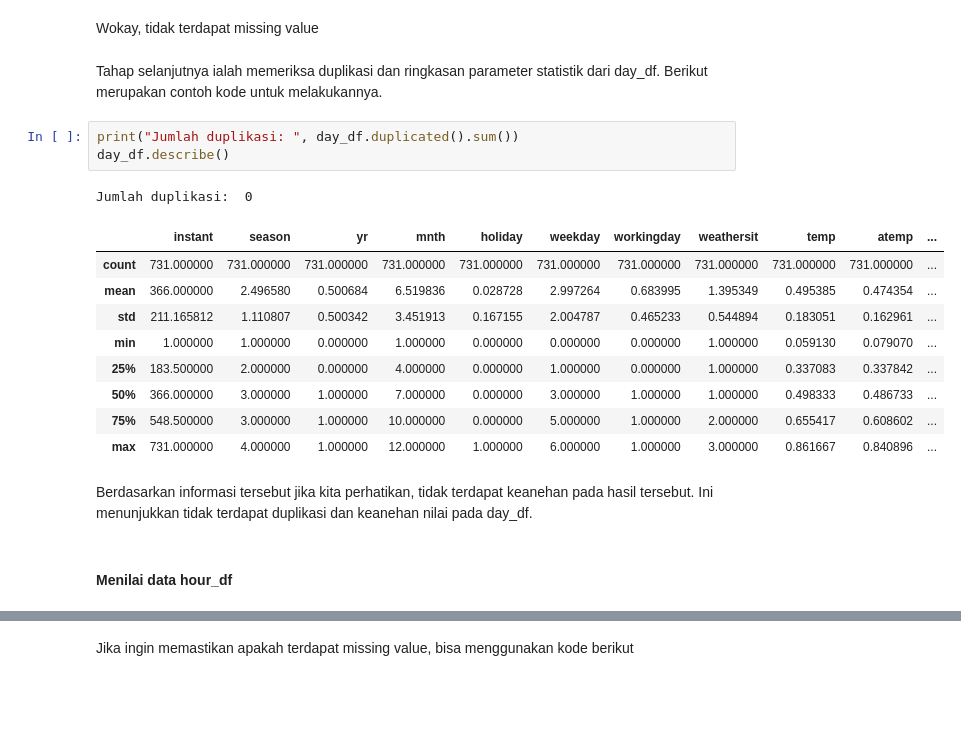
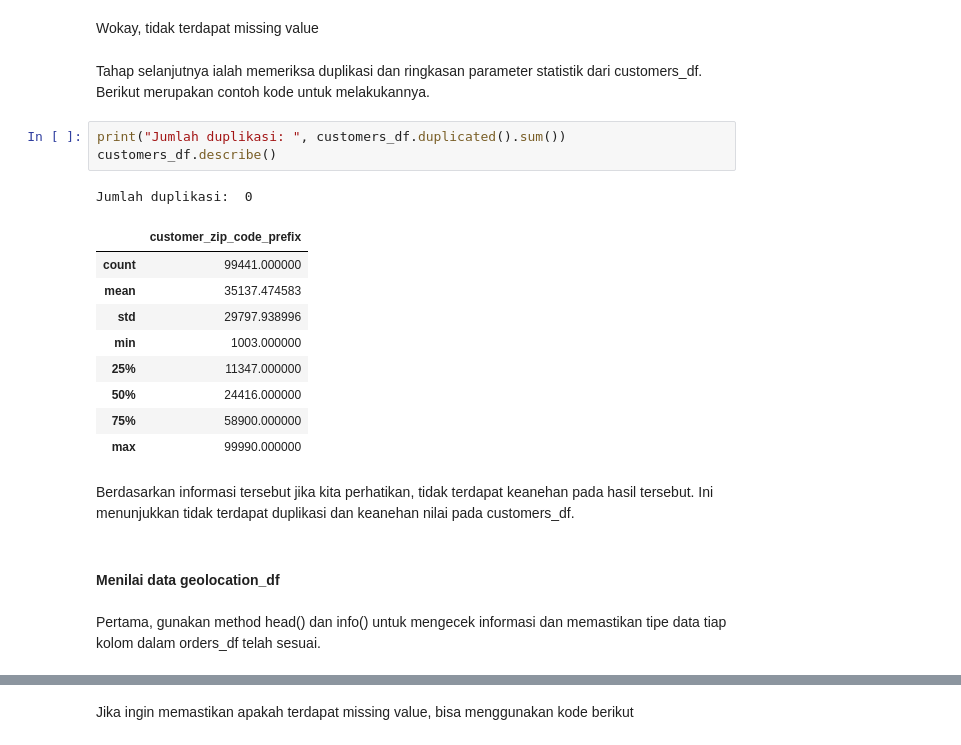
Before and after one commit to NuryaFahruRosyidin2406/Dicoding_Learn-Data-Scientist, a Jupyter notebook: Submission Project Analisis Data/Submission_Project_Analisis_Data.ipynb, the cells around one changed output, grey strips where cells are left out. Drawn from its saved outputs; the diff is of its cells as text; blank space fills up the shorter version.

```diff
--- a/Submission Project Analisis Data/Submission_Project_Analisis_Data.ipynb
+++ b/Submission Project Analisis Data/Submission_Project_Analisis_Data.ipynb
@@ -198,22 +197,24 @@ dtype: int64
 # %% [markdown]
 Wokay, tidak terdapat missing value
 # %% [markdown]
-Tahap selanjutnya ialah memeriksa duplikasi dan ringkasan parameter statistik dari day_df. Berikut merupakan contoh kode untuk melakukannya.
+Tahap selanjutnya ialah memeriksa duplikasi dan ringkasan parameter statistik dari customers_df. Berikut merupakan contoh kode untuk melakukannya.
 # %%
-print("Jumlah duplikasi: ", day_df.duplicated().sum())
-day_df.describe()
+print("Jumlah duplikasi: ", customers_df.duplicated().sum())
+customers_df.describe()
 # %% [output]
 Jumlah duplikasi:  0
-|  | instant | season | yr | mnth | holiday | weekday | workingday | weathersit | temp | atemp | ... |
-| count | 731.000000 | 731.000000 | 731.000000 | 731.000000 | 731.000000 | 731.000000 | 731.000000 | 731.000000 | 731.000000 | 731.000000 | ... |
-| mean | 366.000000 | 2.496580 | 0.500684 | 6.519836 | 0.028728 | 2.997264 | 0.683995 | 1.395349 | 0.495385 | 0.474354 | ... |
-| std | 211.165812 | 1.110807 | 0.500342 | 3.451913 | 0.167155 | 2.004787 | 0.465233 | 0.544894 | 0.183051 | 0.162961 | ... |
-| min | 1.000000 | 1.000000 | 0.000000 | 1.000000 | 0.000000 | 0.000000 | 0.000000 | 1.000000 | 0.059130 | 0.079070 | ... |
-| 25% | 183.500000 | 2.000000 | 0.000000 | 4.000000 | 0.000000 | 1.000000 | 0.000000 | 1.000000 | 0.337083 | 0.337842 | ... |
-| 50% | 366.000000 | 3.000000 | 1.000000 | 7.000000 | 0.000000 | 3.000000 | 1.000000 | 1.000000 | 0.498333 | 0.486733 | ... |
-| 75% | 548.500000 | 3.000000 | 1.000000 | 10.000000 | 0.000000 | 5.000000 | 1.000000 | 2.000000 | 0.655417 | 0.608602 | ... |
-| max | 731.000000 | 4.000000 | 1.000000 | 12.000000 | 1.000000 | 6.000000 | 1.000000 | 3.000000 | 0.861667 | 0.840896 | ... |
+|  | customer_zip_code_prefix |
+| count | 99441.000000 |
+| mean | 35137.474583 |
+| std | 29797.938996 |
+| min | 1003.000000 |
+| 25% | 11347.000000 |
+| 50% | 24416.000000 |
+| 75% | 58900.000000 |
+| max | 99990.000000 |
 # %% [markdown]
-Berdasarkan informasi tersebut jika kita perhatikan, tidak terdapat keanehan pada hasil tersebut. Ini menunjukkan tidak terdapat duplikasi dan keanehan nilai pada day_df.
+Berdasarkan informasi tersebut jika kita perhatikan, tidak terdapat keanehan pada hasil tersebut. Ini menunjukkan tidak terdapat duplikasi dan keanehan nilai pada customers_df.
 # %% [markdown]
-#### Menilai data hour_df
+#### Menilai data geolocation_df
+# %% [markdown]
+Pertama, gunakan method head() dan info() untuk mengecek informasi dan memastikan tipe data tiap kolom dalam orders_df telah sesuai.
```
Also changed, not shown: parts of 26 cells of this notebook.
